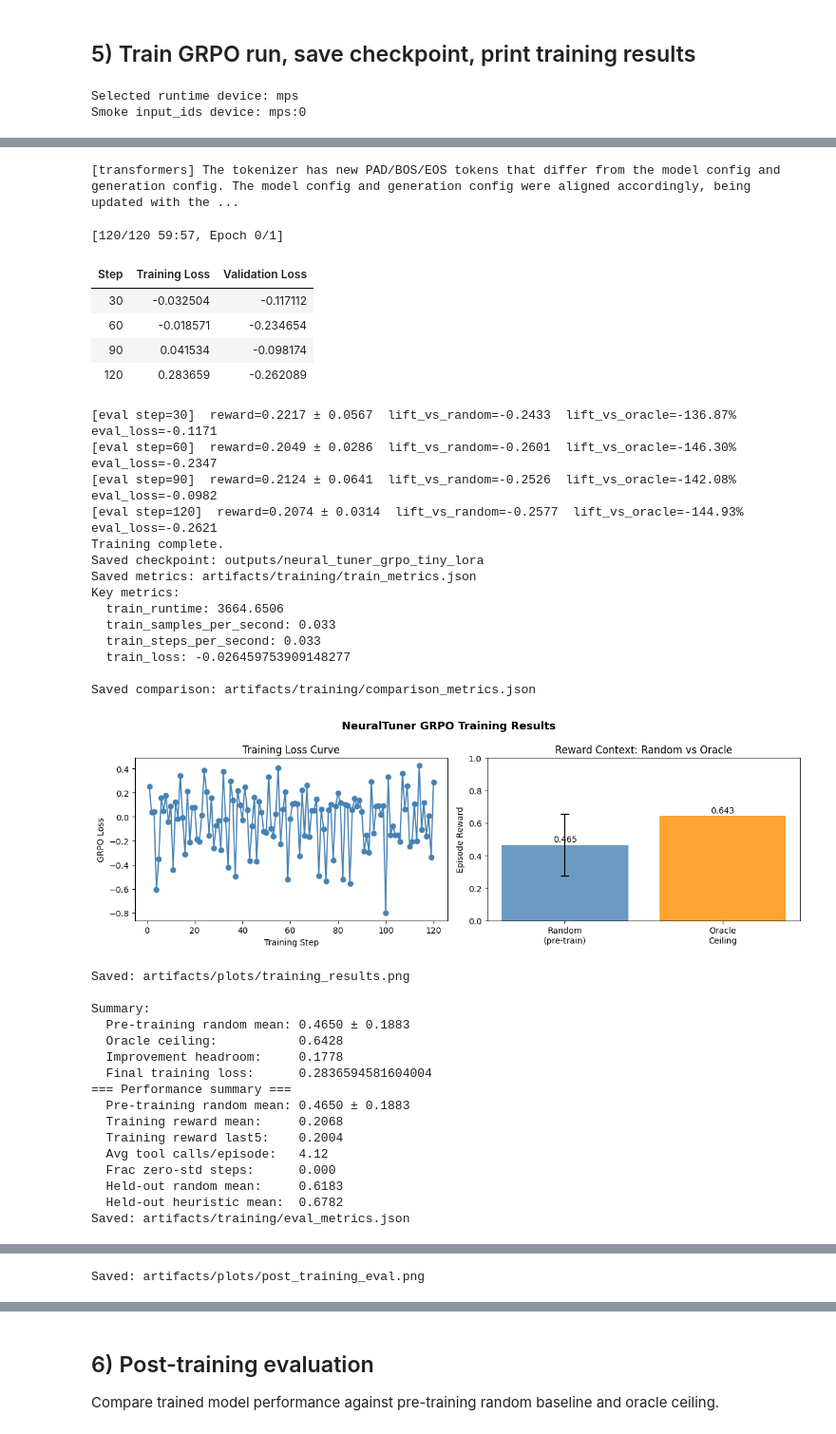
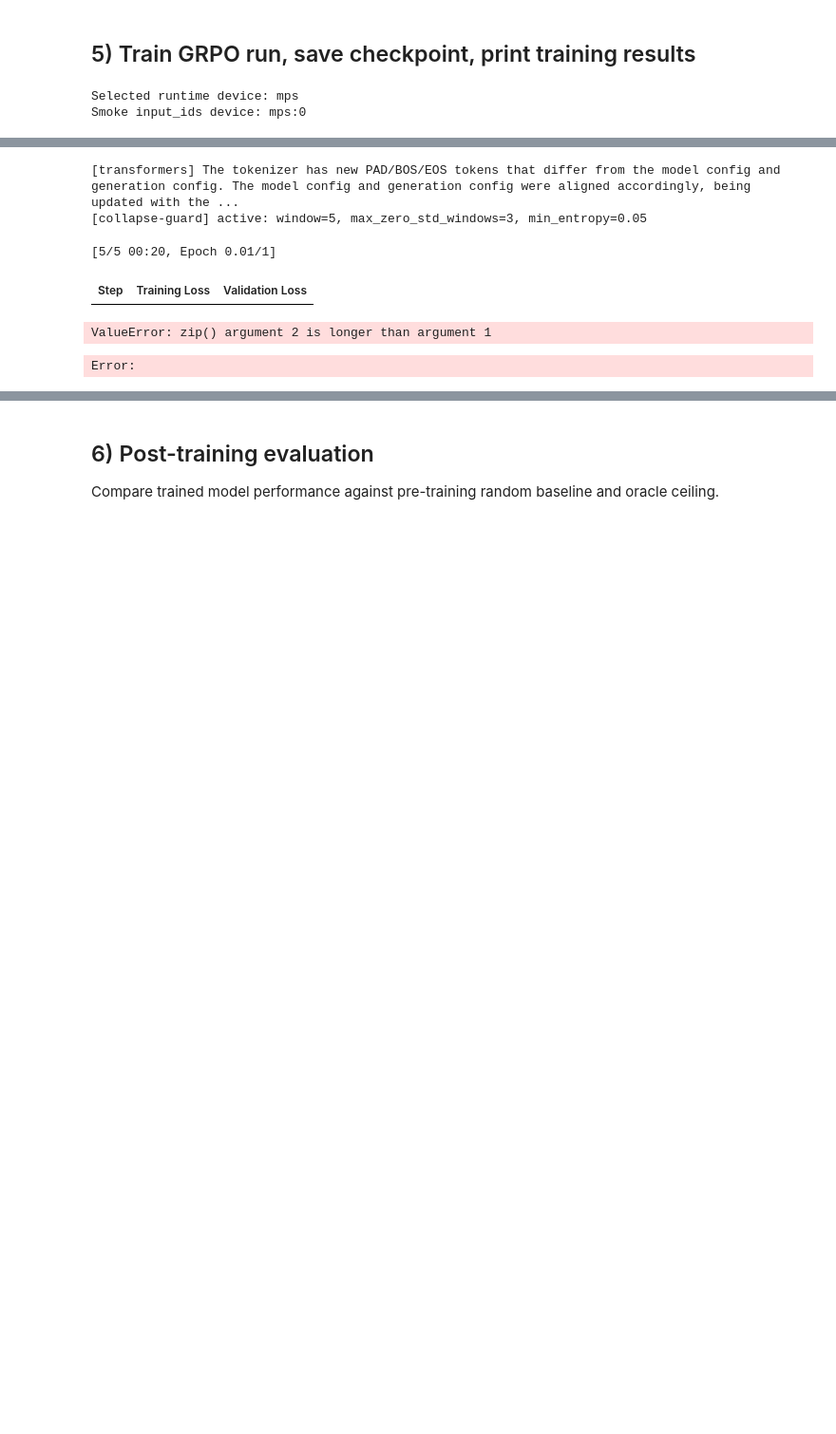
Before and after one commit to Mohammed-Altaf-01/Neural-Tuner, a Jupyter notebook: neural_tuner_trl.ipynb, the cells around one changed output, grey strips where cells are left out. Shown at 95% size. Drawn from its saved outputs; the diff is of its cells as text; code cells hidden in the pictures; blank space fills up the shorter version.

```diff
--- a/neural_tuner_trl.ipynb
+++ b/neural_tuner_trl.ipynb
@@ -875,13 +905,13 @@ grpo_config = GRPOConfig(
     run_name="neural_tuner_grpo",
     num_iterations=NUM_EPOCHS,
     max_steps=NUM_STEPS,
-    learning_rate=2e-6,
+    learning_rate=8e-7,
     per_device_train_batch_size=1,
     gradient_accumulation_steps=1,
     warmup_steps=2,
-    max_completion_length=256,
-    num_generations=4,
-    generation_batch_size=4,
+    max_completion_length=192,
+    num_generations=6,
+    generation_batch_size=6,
     temperature=0.9,
     top_p=0.95,
     generation_kwargs={"do_sample": True, "renormalize_logits": True, "remove_invalid_values": True},
@@ -894,13 +924,10 @@ grpo_config = GRPOConfig(
     logging_steps=1,
     save_steps=20,
     save_total_limit=2,
-    # Mid-training evaluation on held-out scenarios.
-    # per_device_eval_batch_size must equal num_generations_eval so one full prompt
-    # group fits in a single batch (TRL enforces: batch_size % num_generations_eval == 0).
     eval_strategy="steps",
-    eval_steps=30,
-    per_device_eval_batch_size=4,
-    num_generations_eval=4,
+    eval_steps=10,
+    per_device_eval_batch_size=6,
+    num_generations_eval=6,
     report_to="wandb" if WANDB_API_KEY else "none",
     use_cpu=USE_CPU,
     bf16=False,
@@ -920,70 +947,45 @@ gc.collect()
 # Load base model + SFT-warmed LoRA adapter so GRPO continues from the warm checkpoint.
 # GRPOTrainer can't load a LoRA-only directory via string path — pass a PeftModel object instead.
 _base_model = AutoModelForCausalLM.from_pretrained(MODEL_NAME, dtype=torch.float16)
 sft_warmed_model = PeftModel.from_pretrained(_base_model, OUTPUT_DIR, is_trainable=True)
 
 trainer = GRPOTrainer(
     model=sft_warmed_model,
     reward_funcs=reward_func,
     train_dataset=train_dataset,
     eval_dataset=eval_dataset,
     args=grpo_config,
     processing_class=processing_class,
     peft_config=None,  # model already has LoRA from SFT warm-up
     environment_factory=NeuralTunerOpenEnv,
-    callbacks=[NeuralTunerEvalCallback(
-        random_mean=random_mean,
-        oracle_final_reward=oracle.final_reward,
-    )],
+    callbacks=[
+        NeuralTunerEvalCallback(
+            random_mean=random_mean,
+            oracle_final_reward=oracle.final_reward,
+        ),
+        CollapseGuardCallback(window=5, max_zero_std_windows=3, min_entropy=0.05),
+    ],
 )
 
+print("[collapse-guard] active: window=5, max_zero_std_windows=3, min_entropy=0.05")
 trainer_stats = trainer.train()
 trainer.save_model(OUTPUT_DIR)
+
+best_ckpt = getattr(trainer.state, "best_model_checkpoint", None)
+print(f"Best checkpoint selected: {best_ckpt if best_ckpt else 'not set (single-run/no selection)'}")
 
 metrics_path = Path("artifacts/training/train_metrics.json")
 metrics_path.parent.mkdir(parents=True, exist_ok=True)
 metrics_path.write_text(json.dumps(trainer_stats.metrics, indent=2))
 post_training_comparison(trainer, random_mean, random_std, random_rewards, oracle, trainer_stats, metrics_path)
 post_training_logs(trainer, random_mean, random_std, oracle, train_scenarios_curriculum, eval_scenarios)
 
 if WANDB_API_KEY:
     wandb.finish()
 # %% [output]
 [transformers] The tokenizer has new PAD/BOS/EOS tokens that differ from the model config and generation config. The model config and generation config were aligned accordingly, being updated with the ...
+[collapse-guard] active: window=5, max_zero_std_windows=3, min_entropy=0.05
-[120/120 59:57, Epoch 0/1]
+[5/5 00:20, Epoch 0.01/1]
 | Step | Training Loss | Validation Loss |
-| 30 | -0.032504 | -0.117112 |
-| 60 | -0.018571 | -0.234654 |
-| 90 | 0.041534 | -0.098174 |
-| 120 | 0.283659 | -0.262089 |
-[eval step=30]  reward=0.2217 ± 0.0567  lift_vs_random=-0.2433  lift_vs_oracle=-136.87%  eval_loss=-0.1171
-[eval step=60]  reward=0.2049 ± 0.0286  lift_vs_random=-0.2601  lift_vs_oracle=-146.30%  eval_loss=-0.2347
-[eval step=90]  reward=0.2124 ± 0.0641  lift_vs_random=-0.2526  lift_vs_oracle=-142.08%  eval_loss=-0.0982
-[eval step=120]  reward=0.2074 ± 0.0314  lift_vs_random=-0.2577  lift_vs_oracle=-144.93%  eval_loss=-0.2621
-Training complete.
-Saved checkpoint: outputs/neural_tuner_grpo_tiny_lora
-Saved metrics: artifacts/training/train_metrics.json
-Key metrics:
-  train_runtime: 3664.6506
-  train_samples_per_second: 0.033
-  train_steps_per_second: 0.033
-  train_loss: -0.026459753909148277
-
-Saved comparison: artifacts/training/comparison_metrics.json
+ValueError: zip() argument 2 is longer than argument 1
-[figure, removed]
-Saved: artifacts/plots/training_results.png
-
-Summary:
-  Pre-training random mean: 0.4650 ± 0.1883
-  Oracle ceiling:           0.6428
-  Improvement headroom:     0.1778
-  Final training loss:      0.2836594581604004
-=== Performance summary ===
-  Pre-training random mean: 0.4650 ± 0.1883
-  Training reward mean:     0.2068
-  Training reward last5:    0.2004
-  Avg tool calls/episode:   4.12
-  Frac zero-std steps:      0.000
-  Held-out random mean:     0.6183
-  Held-out heuristic mean:  0.6782
-Saved: artifacts/training/eval_metrics.json
+Error:
@@ -991 +991,0 @@ Saved: artifacts/training/eval_metrics.json
-Saved: artifacts/plots/post_training_eval.png
```
Also changed, not shown: parts of 10 cells of this notebook, 2 other files.
